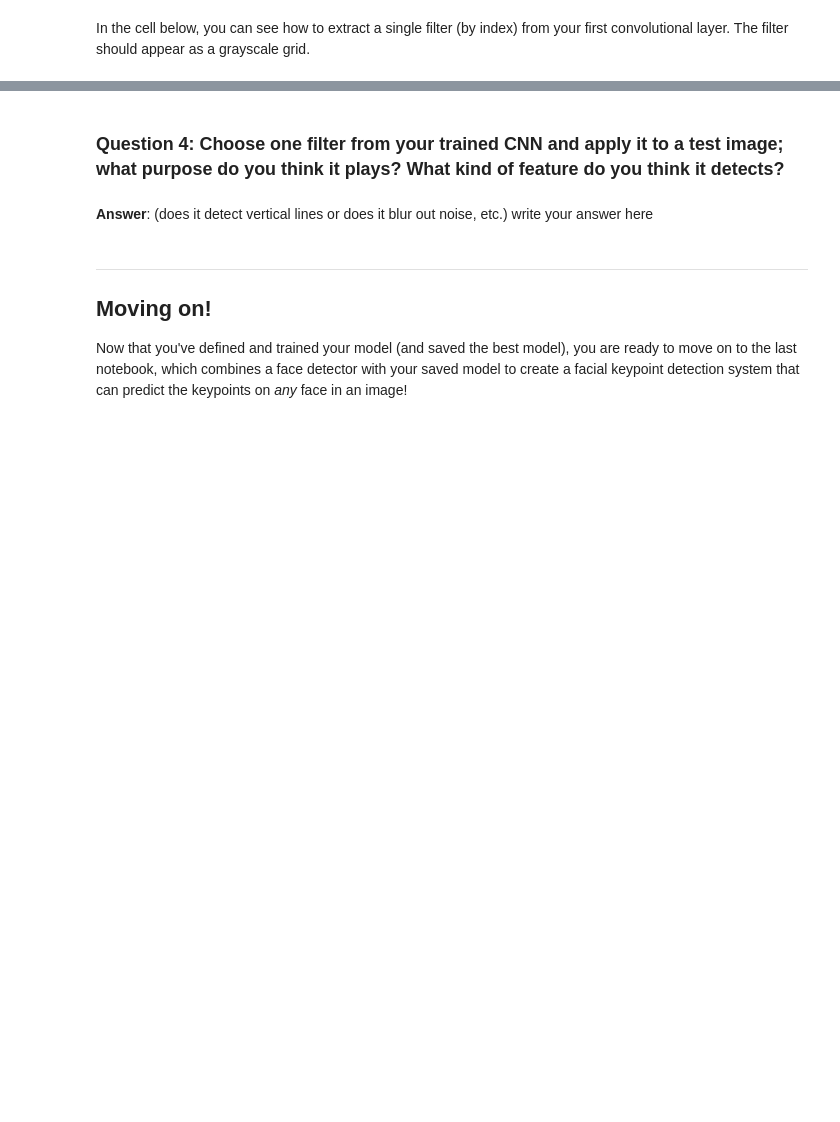
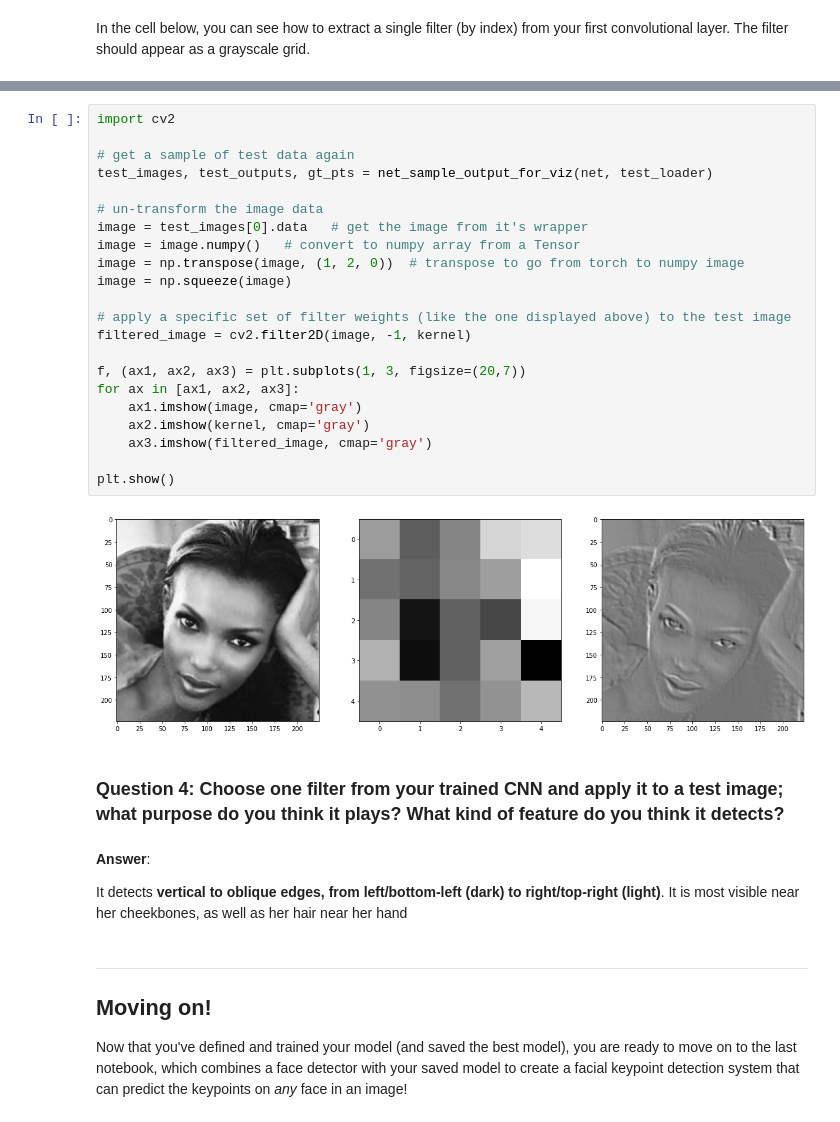
Before and after one commit to laure-delisle/computer-vision-nanodegree, a Jupyter notebook: project 1 - facial keypoint detection/2-define_architecture.ipynb, the cells around one changed output, grey strips where cells are left out. Cells and saved outputs as stored; diff of their text form; blank space fills up the shorter version.

Commit message:
great model, answer questions:

```diff
--- a/project 1 - facial keypoint detection/2-define_architecture.ipynb
+++ b/project 1 - facial keypoint detection/2-define_architecture.ipynb
@@ -471,7 +516,33 @@ Next, choose a test image and filter it with one of the convolutional kernels in
+# %%
+import cv2
+
+# get a sample of test data again
+test_images, test_outputs, gt_pts = net_sample_output_for_viz(net, test_loader)
+
+# un-transform the image data
+image = test_images[0].data   # get the image from it's wrapper
+image = image.numpy()   # convert to numpy array from a Tensor
+image = np.transpose(image, (1, 2, 0))  # transpose to go from torch to numpy image
+image = np.squeeze(image)
+
+# apply a specific set of filter weights (like the one displayed above) to the test image
+filtered_image = cv2.filter2D(image, -1, kernel)
+
+f, (ax1, ax2, ax3) = plt.subplots(1, 3, figsize=(20,7))
+for ax in [ax1, ax2, ax3]:
+    ax1.imshow(image, cmap='gray')
+    ax2.imshow(kernel, cmap='gray')
+    ax3.imshow(filtered_image, cmap='gray')
+
+plt.show()
+# %% [output]
+[figure, added]
 # %% [markdown]
 ### Question 4: Choose one filter from your trained CNN and apply it to a test image; what purpose do you think it plays? What kind of feature do you think it detects?
-# %% [markdown]
-**Answer**: (does it detect vertical lines or does it blur out noise, etc.) write your answer here
+# %% [markdown]
+**Answer**:
+
+It detects **vertical to oblique edges, from  left/bottom-left (dark) to right/top-right (light)**. It is most visible near her cheekbones, as well as her hair near her hand
 # %% [markdown]
 ---
 ## Moving on!
```
Also changed, not shown: parts of 21 cells of this notebook.
